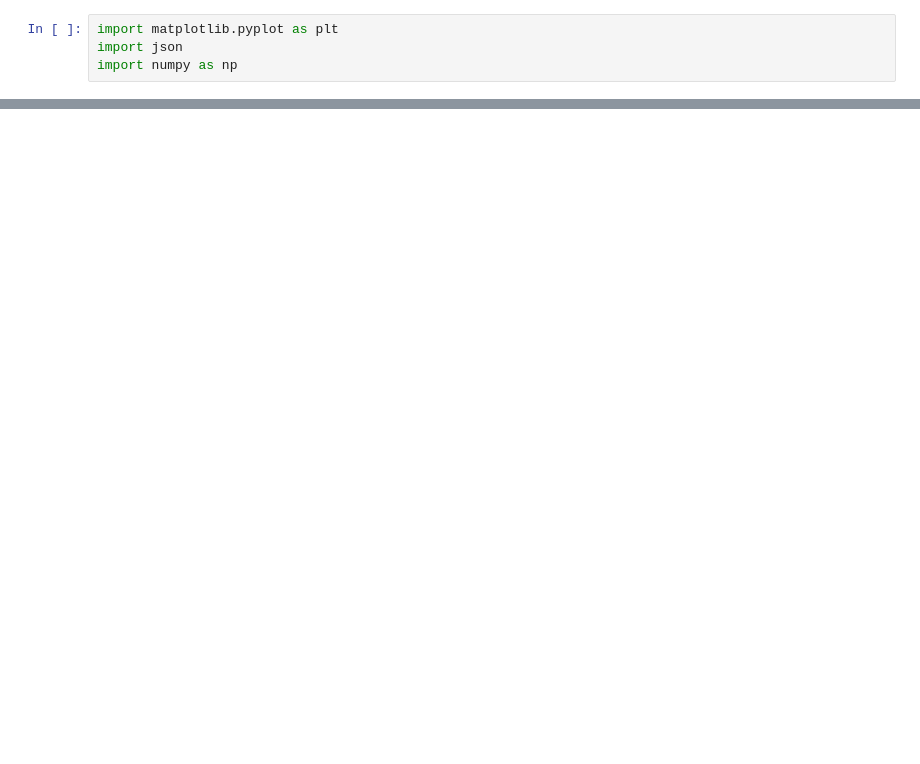
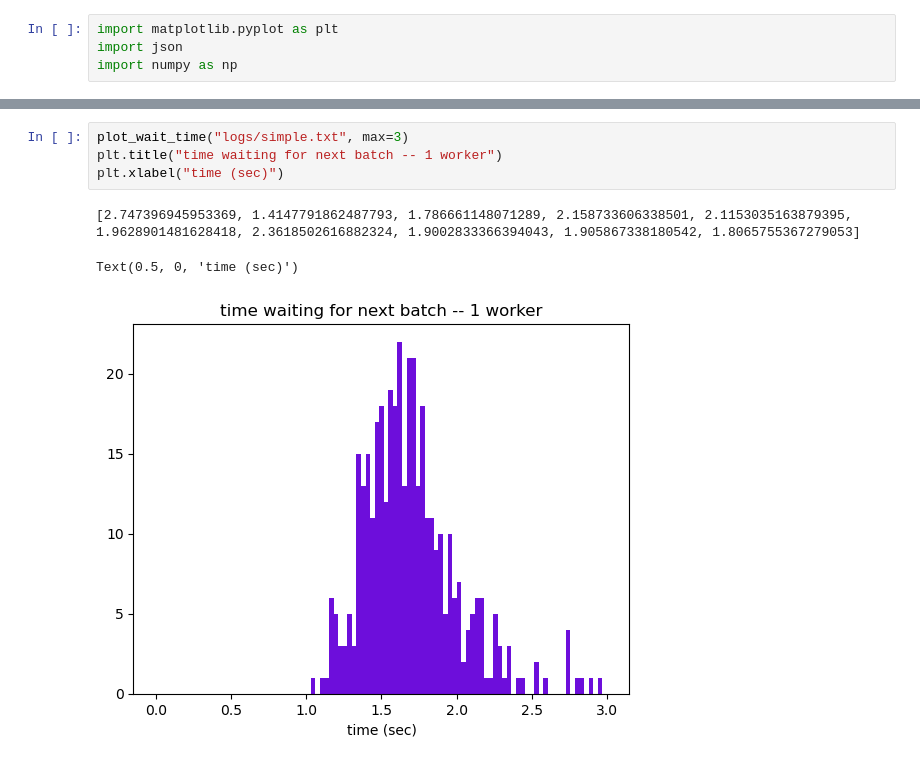
Before and after one commit to earth-mover/dataloader-demo, a Jupyter notebook: plot.ipynb, the cells around one changed output, grey strips where cells are left out. Cells and saved outputs as stored; diff of their text form; blank space fills up the shorter version.

```diff
--- a/plot.ipynb
+++ b/plot.ipynb
@@ -55 +110,9 @@ def plot_log(fname):
     print("average batch duration", np.mean(data["batches"]))
+# %%
+plot_wait_time("logs/simple.txt", max=3)
+plt.title("time waiting for next batch -- 1 worker")
+plt.xlabel("time (sec)")
+# %% [output]
+[2.747396945953369, 1.4147791862487793, 1.786661148071289, 2.158733606338501, 2.1153035163879395, 1.9628901481628418, 2.3618502616882324, 1.9002833366394043, 1.905867338180542, 1.8065755367279053]
+Text(0.5, 0, 'time (sec)')
+[figure, added]
```
Also changed, not shown: parts of 33 cells of this notebook, 1 other file.
